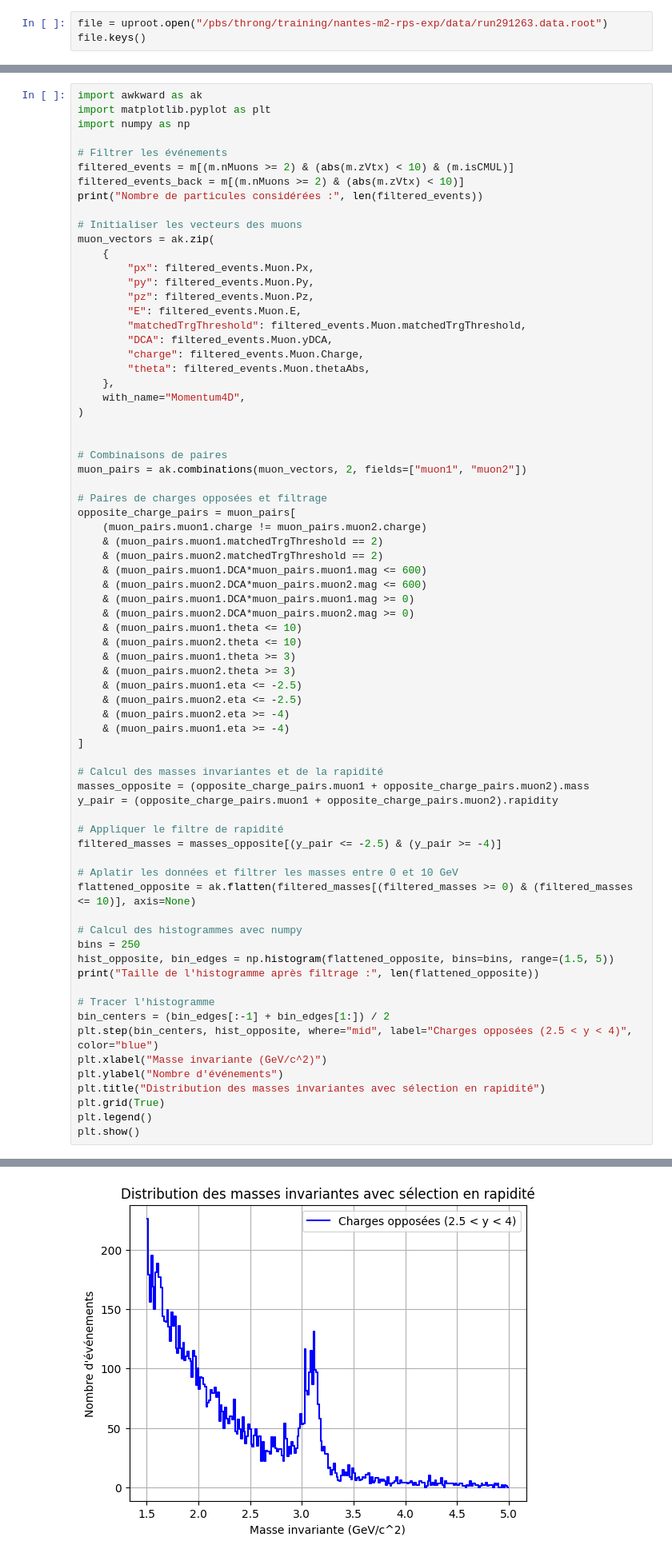
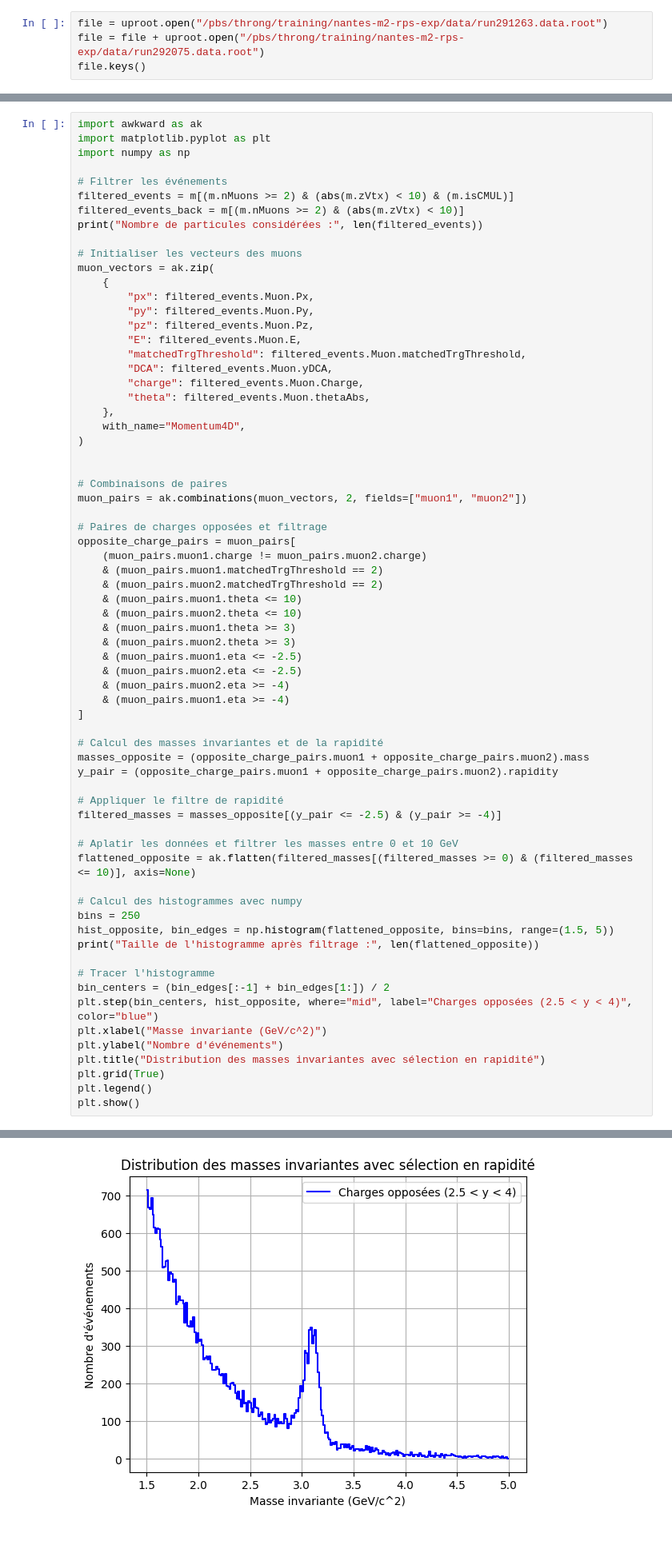
Before and after one commit to nantes-m2-rps-exp/qqbar2mumu-2024, a Jupyter notebook: notebooks/Discrimination.ipynb, the cells around one changed output, grey strips where cells are left out. Shown at 80% size. Drawn from its saved outputs; the diff is of its cells as text.

```diff
--- a/notebooks/Discrimination.ipynb
+++ b/notebooks/Discrimination.ipynb
@@ -29,5 +29,6 @@ vector version 1.5.2
 -rwxrwxr-x 1 2830 training  26M Aug 30  2023 /pbs/throng/training/nantes-m2-rps-exp/data/run291263.mc.root
 # %%
 file = uproot.open("/pbs/throng/training/nantes-m2-rps-exp/data/run291263.data.root")
+file = file + uproot.open("/pbs/throng/training/nantes-m2-rps-exp/data/run292075.data.root")
 file.keys()
 # %% [output]
@@ -98,10 +99,6 @@ opposite_charge_pairs = muon_pairs[
     (muon_pairs.muon1.charge != muon_pairs.muon2.charge)
     & (muon_pairs.muon1.matchedTrgThreshold == 2)
     & (muon_pairs.muon2.matchedTrgThreshold == 2)
-    & (muon_pairs.muon1.DCA*muon_pairs.muon1.mag <= 600)
-    & (muon_pairs.muon2.DCA*muon_pairs.muon2.mag <= 600)
-    & (muon_pairs.muon1.DCA*muon_pairs.muon1.mag >= 0)
-    & (muon_pairs.muon2.DCA*muon_pairs.muon2.mag >= 0)
     & (muon_pairs.muon1.theta <= 10)
     & (muon_pairs.muon2.theta <= 10)
     & (muon_pairs.muon1.theta >= 3)
@@ -142,4 +139,4 @@ Taille de l'histogramme après filtrage : 51086
-[figure, old version]
+[figure, new version]
 # %%
 y_pair = ak.flatten(y_pair)  # Conversion en array numpy pour Matplotlib
 
```
Also changed, not shown: parts of 8 cells of this notebook.
